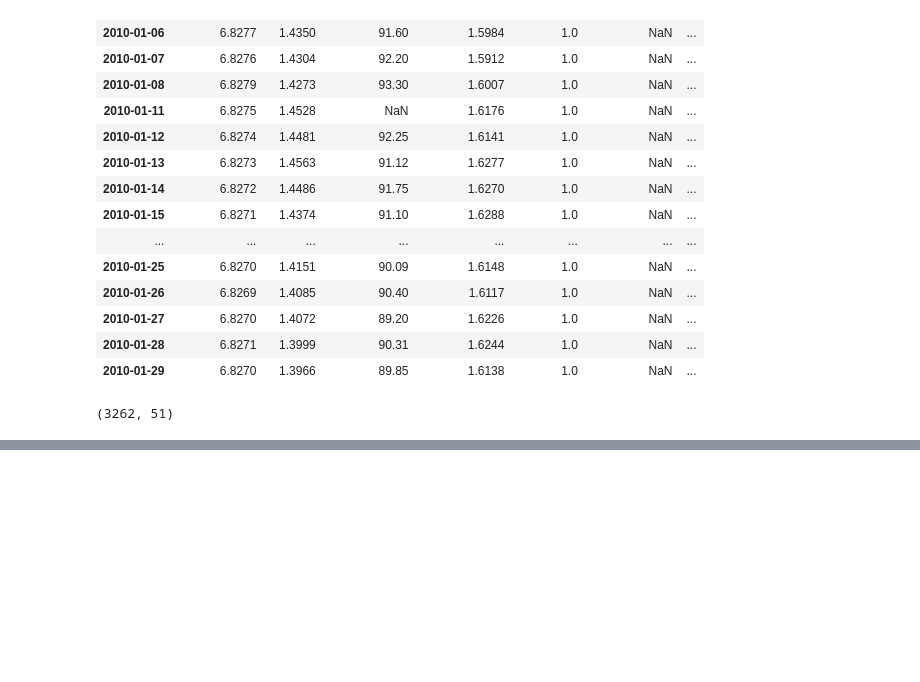
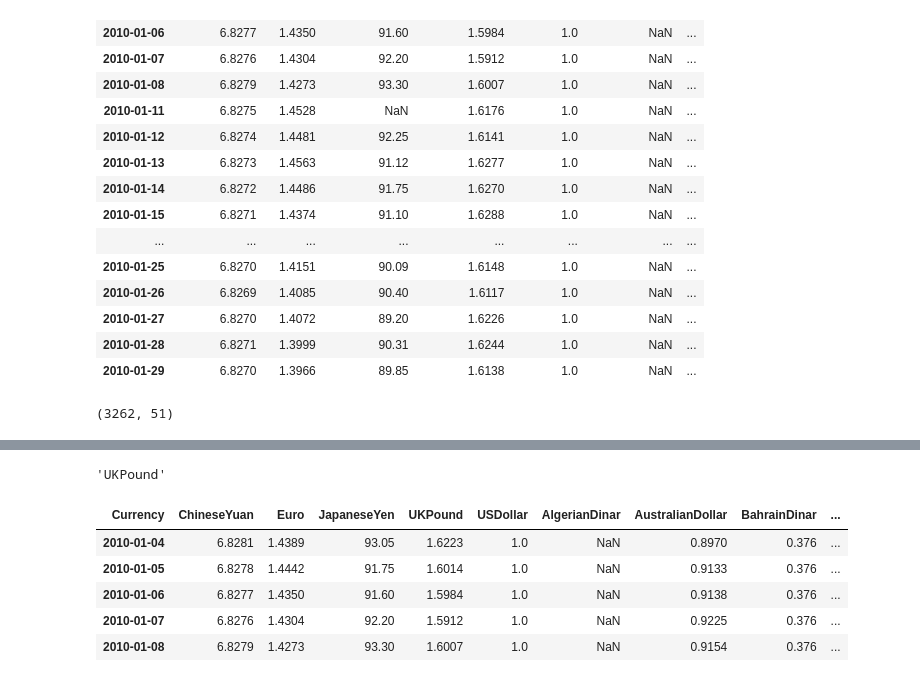
Before and after one commit to benkaan001/pandas_and_beyond, a Jupyter notebook: analyze_data/03_exchange_rates.ipynb, the cells around one changed output, grey strips where cells are left out. Cells and saved outputs as stored; diff of their text form; code cells hidden in the pictures; blank space fills up the shorter version.

Commit message:
clean up column names using regex

```diff
--- a/analyze_data/03_exchange_rates.ipynb
+++ b/analyze_data/03_exchange_rates.ipynb
@@ -310,0 +338,8 @@ exchange_data_df.shape
+# %%
+for col in exchange_data_df.columns:
+    pattern = ['(1)', '(2)', '.']
+    col = "".join(x.title() for x in col.split() )
+    for char in pattern:
+        if char in col:
+            col = col.replace(char, '')
+    print(col)
@@ -310,0 +370,43 @@ exchange_data_df.shape
+# %%
+# import re to improve the code
+import re
+
+def rename_col(col):
+    """
+    Removes specific patterns from a column name and converts it to title case.
+
+    Args:
+        col (str): The column name to be transformed.
+
+    Returns:
+        str: The transformed column name with patterns removed and title case applied.
+
+    Examples:
+        >>> rename_col("col (1)")
+        'Col'
+
+        >>> rename_col("column (2)")
+        'Column'
+
+        >>> rename_col("this.is a column")
+        'ThisIsAColumn'
+    """
+    pattern = re.compile(r'\(1\)|\(2\)|\.')
+    col = "".join(x.title() for x in col.split() )
+    col = pattern.sub('', col)
+    return col
+
+# test
+rename_col('U.K. pound  (1)')
+# %% [output]
+'UKPound'
+# %%
+exchange_data_df = exchange_data_df.rename(rename_col, axis=1)
+exchange_data_df.head()
+# %% [output]
+| Currency | ChineseYuan | Euro | JapaneseYen | UKPound | USDollar | AlgerianDinar | AustralianDollar | BahrainDinar | ... |
+| 2010-01-04 | 6.8281 | 1.4389 | 93.05 | 1.6223 | 1.0 | NaN | 0.8970 | 0.376 | ... |
+| 2010-01-05 | 6.8278 | 1.4442 | 91.75 | 1.6014 | 1.0 | NaN | 0.9133 | 0.376 | ... |
+| 2010-01-06 | 6.8277 | 1.4350 | 91.60 | 1.5984 | 1.0 | NaN | 0.9138 | 0.376 | ... |
+| 2010-01-07 | 6.8276 | 1.4304 | 92.20 | 1.5912 | 1.0 | NaN | 0.9225 | 0.376 | ... |
+| 2010-01-08 | 6.8279 | 1.4273 | 93.30 | 1.6007 | 1.0 | NaN | 0.9154 | 0.376 | ... |
```
Also changed, not shown: parts of 7 cells of this notebook.
